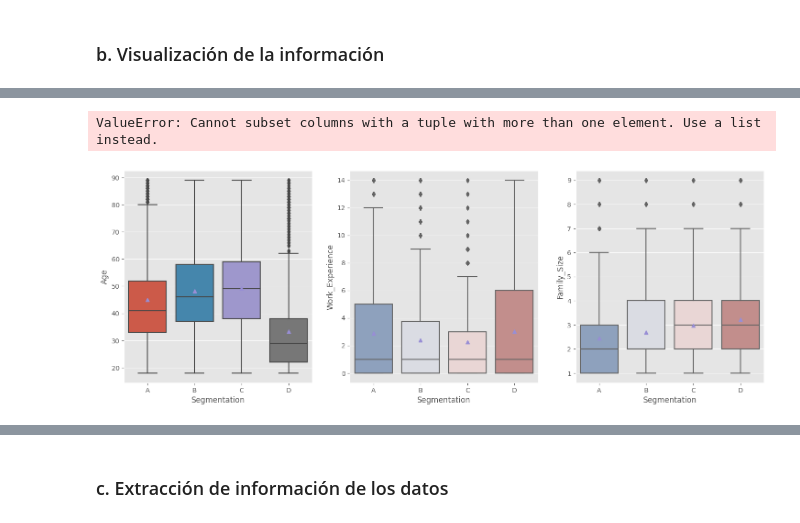
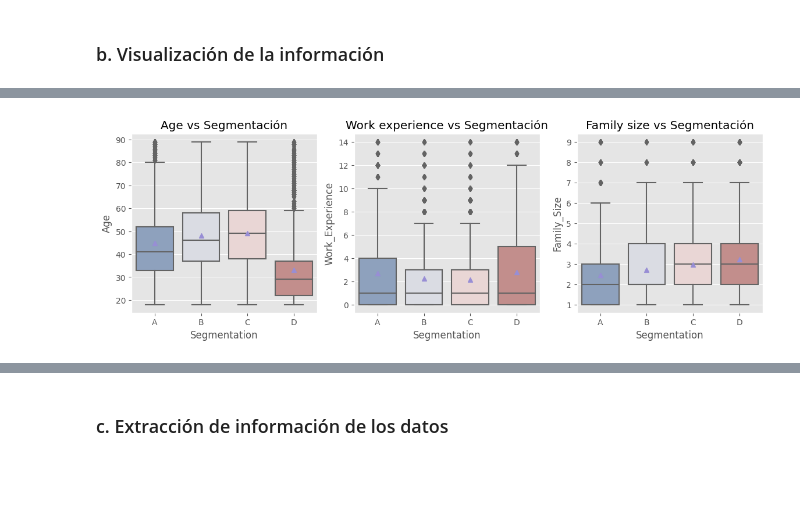
Before and after one commit to maryyuliana/fundamentos_I, a Jupyter notebook: Proyecto.ipynb, the cells around one changed output, grey strips where cells are left out. Saved outputs shown, nothing was run; the diff lists cells and outputs as text; code cells hidden in the pictures; blank space fills up the shorter version.

```diff
--- a/Proyecto.ipynb
+++ b/Proyecto.ipynb
@@ -94,0 +98,13 @@ Name: count, dtype: int64
+# %%
+## Se define la función para separar las variables categóricas, numéricas y la independiente
+def SepararNumCate(df : pd.DataFrame):
+    '''Returns a triplet with column names (numerical, categorical, target)
+    '''
+    numerical = df.select_dtypes(include = 'number').columns.to_list()
+    categorical = df.select_dtypes(exclude = 'number').columns.to_list()
+    categorical.remove('Segmentation') ## REMOVES THE TARGET VARIABLE
+    target = ['Segmentation']
+    return numerical, categorical, target
+
+
+num_idx, categ_idx, target_idx = SepararNumCate(train)
@@ -94,0 +232,2 @@ Name: count, dtype: int64
+# %%
+train2_imp = pd.DataFrame(clone(imputer_pipe).fit_transform(train2), columns = num_idx + categ_idx + target_idx)
@@ -95,2 +250,7 @@ Name: count, dtype: int64
+# %%
+## Definimos el dataset imputado para seguir trabajando el resto del ejercicio
+del train ## se elimina el df que tenía este nombre
+
+train = train2_imp.copy().astype(train1.dtypes.to_dict()) ## Se le asignan el tipo de variables de uno de los datasets ya que con la imputación todas las variables quedan como tipo object.
 # %% [markdown]
 ### b. Visualización de la información
@@ -128,18 +289,17 @@ plt.show()
 # %%
-fig, (ax1 ,ax2, ax3) = plt.subplots(1,3, figsize = (18,6))
-#sns.histplot(data = train, x  = 'Age', hue = 'Segmentation', kde = True, ax = ax1)
-sns.boxplot(data = train, x = 'Segmentation', y = 'Age', order = train.Segmentation.sort_values().unique(), ax = ax1, showmeans = True)
-sns.boxplot(data = train, x = 'Segmentation', y = 'Work_Experience', order = train.Segmentation.sort_values().unique(), ax = ax2, showmeans = True,palette="vlag")
-sns.boxplot(data = train, x = 'Segmentation', y = 'Family_Size', order = train.Segmentation.sort_values().unique(), ax = ax3, showmeans = True, palette="vlag")
+fig, (ax1 ,ax2, ax3) = plt.subplots(1,3, figsize = (14,4))
+sns.boxplot(data = train, x = 'Segmentation', y = 'Age',order = train.Segmentation.sort_values().unique(), ax = ax1, showmeans = True, palette = 'vlag').set(title='Age vs Segmentación')
+sns.boxplot(data = train, x = 'Segmentation', y = 'Work_Experience', order = train.Segmentation.sort_values().unique(), ax = ax2, showmeans = True,palette="vlag").set(title='Work experience vs Segmentación')
+sns.boxplot(data = train, x = 'Segmentation', y = 'Family_Size', order = train.Segmentation.sort_values().unique(), ax = ax3, showmeans = True, palette="vlag").set(title='Family size vs Segmentación')
+
+#//TODO ...poner la media como texto en cada uno de los boxplots
 # Calcular la media por categoría
-means = train.groupby('Segmentation')['Age', 'Work_Experience', 'Family_Size'].mean().values
+# means = train.groupby('Segmentation')[['Age', 'Work_Experience', 'Family_Size']].mean().values
 
 # Agregar líneas para la media y la mediana
 #for i in range(len(train.Segmentation.sort_values().unique())):
  #   plt.text(i, means[i], f'{means[i]:.2f}', ha='center', va='bottom', color='blue', fontsize=8)
 
-# Mostrar el gráfico
 plt.show()
 # %% [output]
-ValueError: Cannot subset columns with a tuple with more than one element. Use a list instead.
-[figure, old version]
+[figure, new version]
```
Also changed, not shown: parts of 94 cells of this notebook.
